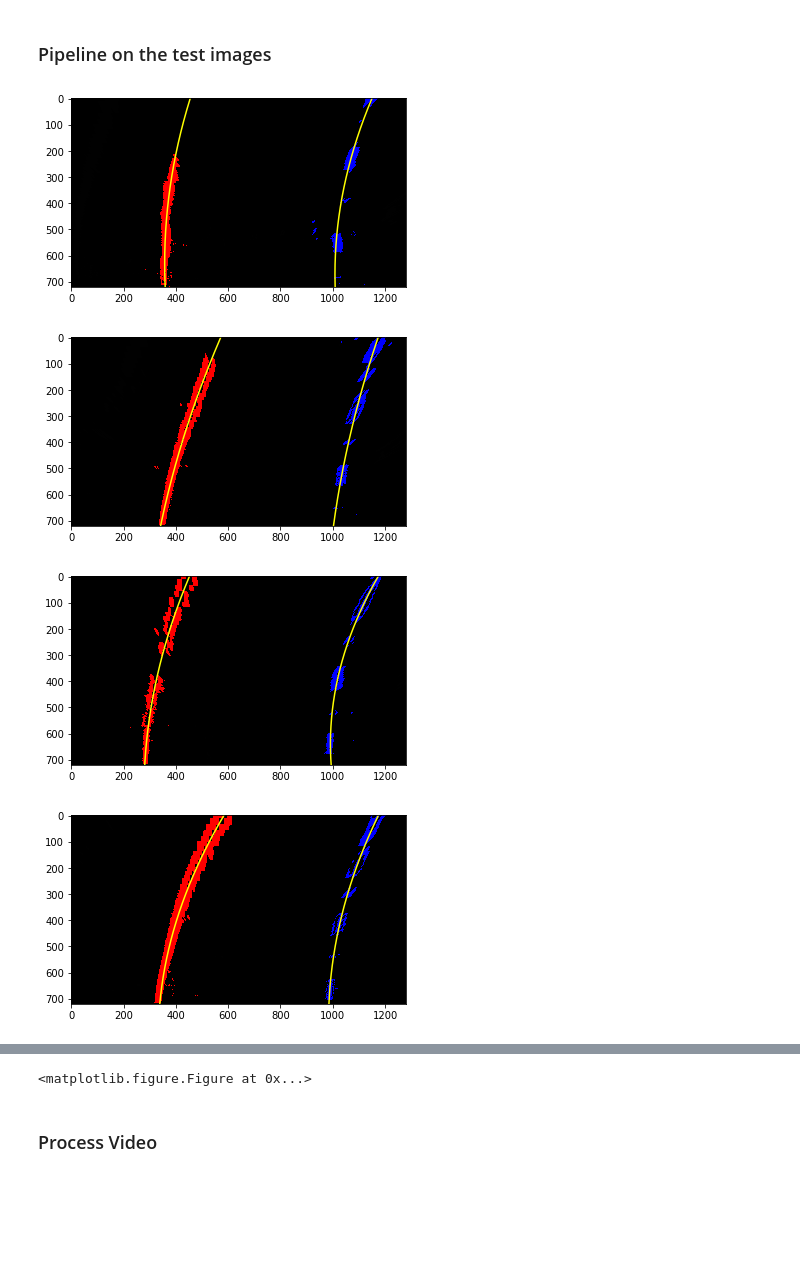
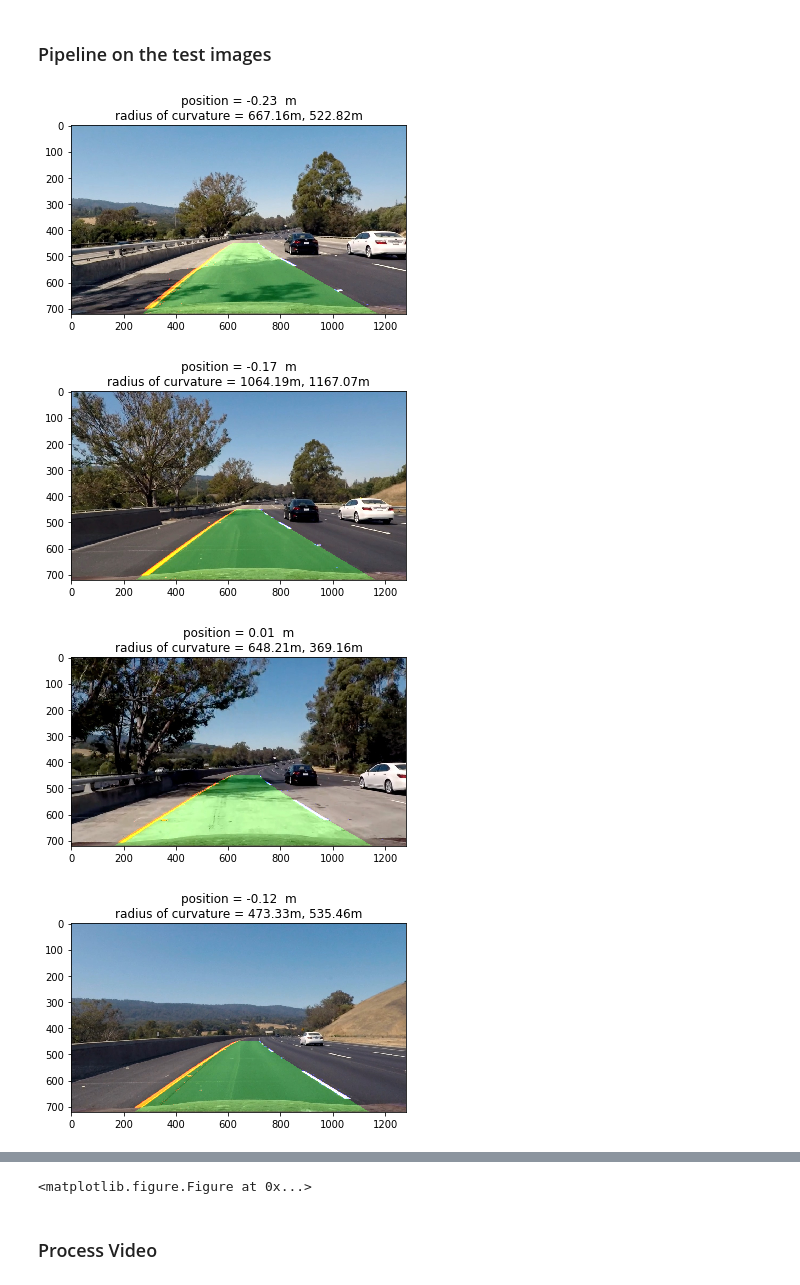
Before and after one commit to Kazutaka333/AdvancedLaneLineFinder, a Jupyter notebook: advancedLaneFinding.ipynb, the cells around one changed output, grey strips where cells are left out. Drawn from its saved outputs; the diff is of its cells as text; code cells hidden in the pictures; blank space fills up the shorter version.

Commit message:
update marked_lane

```diff
--- a/advancedLaneFinding.ipynb
+++ b/advancedLaneFinding.ipynb
@@ -330,40 +316,40 @@ for i, fname in enumerate(fnames):
     # measure radius of curvature
     left_curverad, right_curverad = measure_curvature_pixels(leftx, lefty, rightx, righty, out_img)
 
     # find the vichle's position with respect to the center of the lanes
     position = find_position(left_fitx, right_fitx, ploty, out_img)
-    title = "position = %.2f  m\nradius of curvature = %.2f, %.2f"%(position,left_curverad,right_curverad)
-#     plt.title(title)
+    title = "position = %.2f  m\nradius of curvature = %.2fm, %.2fm"%(position,left_curverad,right_curverad)
+    plt.title(title)
 
     # mark lane
     marked = mark_lane(left_fitx, right_fitx, ploty, out_img)
 
     # plot polinomials
-    plt.plot(left_fitx, ploty, color='yellow')
-    plt.plot(right_fitx, ploty, color='yellow')
+#     plt.plot(left_fitx, ploty, color='yellow')
+#     plt.plot(right_fitx, ploty, color='yellow')
 
     # unwarp
     inv_M = cv2.getPerspectiveTransform(dst, src)
     unwarped_mark = cv2.warpPerspective(marked, inv_M, img_size, flags=cv2.INTER_LINEAR)
     unwarped_lane = cv2.warpPerspective(out_img, inv_M, img_size, flags=cv2.INTER_LINEAR)
     result = cv2.addWeighted(undist, 1, unwarped_mark, 0.3, 0)
     result = cv2.addWeighted(result, 1, unwarped_lane, 0.5, 0)
-    plt.imshow(out_img)
+    plt.imshow(result)
 #     plt.figure()
 #     plt.imshow(undist)
 
 # Save images
 #     plt.imsave(output_dir + "undist/" + fname[12:], undist)
 #     plt.imsave(output_dir + "sobel_s_channel_color/" + fname[12:], color_binary)
 #     plt.imsave(output_dir + "sobel_s_channel/" + fname[12:], combined, cmap="gray")
 #     plt.imsave(output_dir + "undist_warped/" + fname[12:], warped)
 #     plt.imsave(output_dir + "threshold_warped/" + fname[12:], warped, cmap="gray")
 #     plt.imsave(output_dir + "lane_pixel/" + fname[12:], out_img)
 #     plt.savefig(output_dir + "marked_lane/" + fname[12:])
-    plt.savefig(output_dir + "lane_pixel/" + fname[12:])
+#     plt.savefig(output_dir + "lane_pixel/" + fname[12:])
     plt.figure()
 # %% [output]
-[figure, old version]
+[figure, new version]
-[figure, old version]
+[figure, new version]
-[figure, old version]
+[figure, new version]
-[figure, old version]
+[figure, new version]
```
Also changed, not shown: parts of 3 cells of this notebook, 8 other files.
